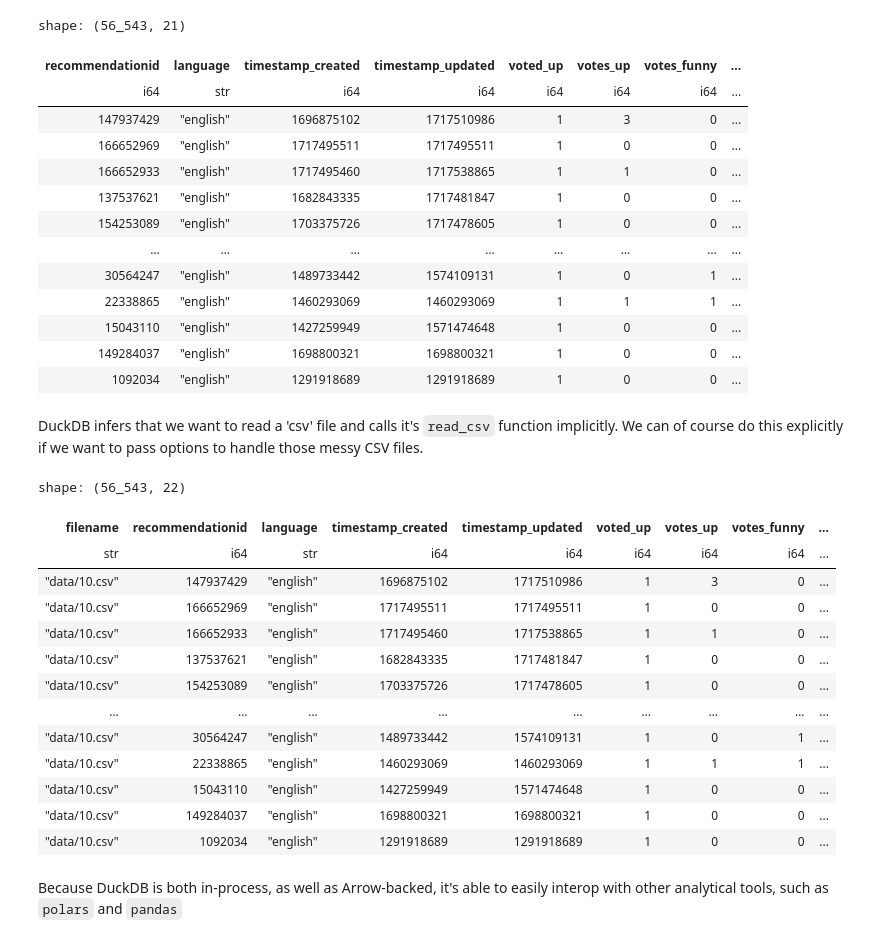
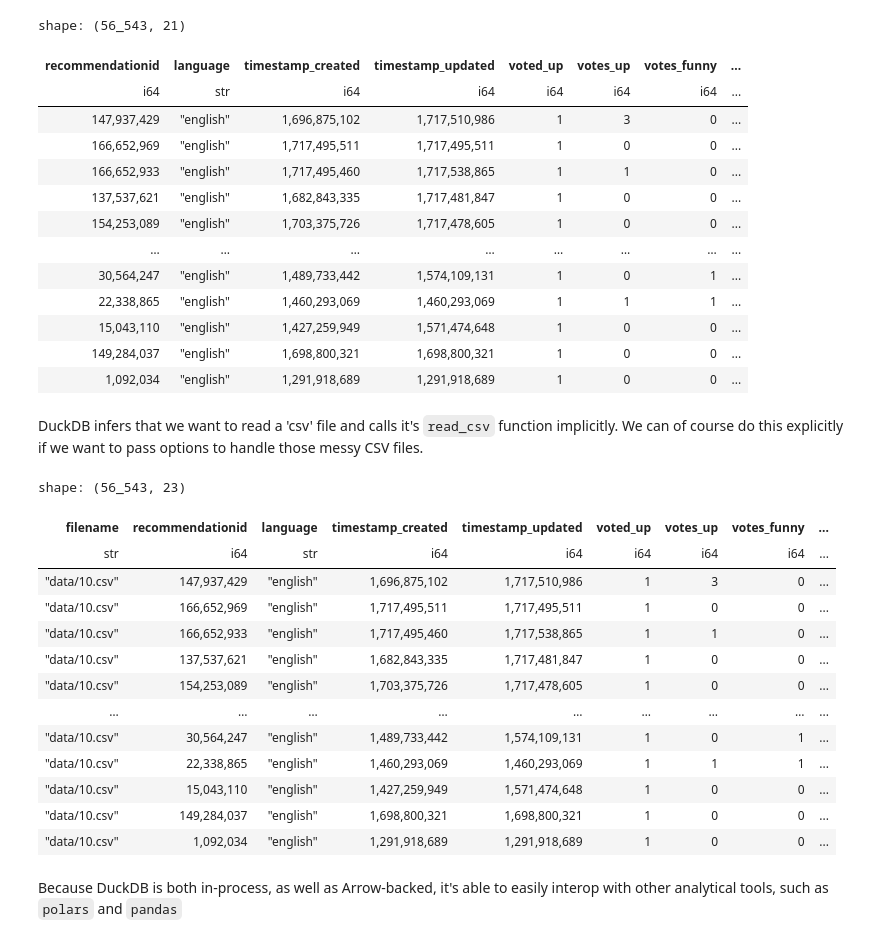
Before and after one commit to andersbogsnes/pydata_iceberg_demo, a Jupyter notebook: notebooks/BONUS Duckdb.ipynb, the cells around one changed output. Drawn from its saved outputs; the diff is of its cells as text; code cells hidden in the pictures.

Commit message:
Finished first pass Duckdb

```diff
--- a/notebooks/BONUS Duckdb.ipynb
+++ b/notebooks/BONUS Duckdb.ipynb
@@ -11,43 +13,43 @@ import duckdb
 # %%
 sql = """SELECT * FROM 'data/10.csv' WHERE language = 'english'"""
 
-duckdb.execute(sql).pl()
+duckdb.sql(sql).pl()
 # %% [output]
 shape: (56_543, 21)
 | recommendationid | language | timestamp_created | timestamp_updated | voted_up | votes_up | votes_funny | ... |
 | i64 | str | i64 | i64 | i64 | i64 | i64 | ... |
-| 147937429 | "english" | 1696875102 | 1717510986 | 1 | 3 | 0 | ... |
-| 166652969 | "english" | 1717495511 | 1717495511 | 1 | 0 | 0 | ... |
-| 166652933 | "english" | 1717495460 | 1717538865 | 1 | 1 | 0 | ... |
-| 137537621 | "english" | 1682843335 | 1717481847 | 1 | 0 | 0 | ... |
-| 154253089 | "english" | 1703375726 | 1717478605 | 1 | 0 | 0 | ... |
+| 147,937,429 | "english" | 1,696,875,102 | 1,717,510,986 | 1 | 3 | 0 | ... |
+| 166,652,969 | "english" | 1,717,495,511 | 1,717,495,511 | 1 | 0 | 0 | ... |
+| 166,652,933 | "english" | 1,717,495,460 | 1,717,538,865 | 1 | 1 | 0 | ... |
+| 137,537,621 | "english" | 1,682,843,335 | 1,717,481,847 | 1 | 0 | 0 | ... |
+| 154,253,089 | "english" | 1,703,375,726 | 1,717,478,605 | 1 | 0 | 0 | ... |
 | … | … | … | … | … | … | … | ... |
-| 30564247 | "english" | 1489733442 | 1574109131 | 1 | 0 | 1 | ... |
-| 22338865 | "english" | 1460293069 | 1460293069 | 1 | 1 | 1 | ... |
-| 15043110 | "english" | 1427259949 | 1571474648 | 1 | 0 | 0 | ... |
-| 149284037 | "english" | 1698800321 | 1698800321 | 1 | 0 | 0 | ... |
-| 1092034 | "english" | 1291918689 | 1291918689 | 1 | 0 | 0 | ... |
+| 30,564,247 | "english" | 1,489,733,442 | 1,574,109,131 | 1 | 0 | 1 | ... |
+| 22,338,865 | "english" | 1,460,293,069 | 1,460,293,069 | 1 | 1 | 1 | ... |
+| 15,043,110 | "english" | 1,427,259,949 | 1,571,474,648 | 1 | 0 | 0 | ... |
+| 149,284,037 | "english" | 1,698,800,321 | 1,698,800,321 | 1 | 0 | 0 | ... |
+| 1,092,034 | "english" | 1,291,918,689 | 1,291,918,689 | 1 | 0 | 0 | ... |
 # %% [markdown]
 DuckDB infers that we want to read a 'csv' file and calls it's `read_csv` function implicitly. We can of course do this explicitly if we want to pass options to handle those messy CSV files.
 # %%
 sql = """SELECT filename, * FROM read_csv('data/10.csv', filename = true) WHERE language = 'english'"""
-my_polars_df = duckdb.execute(sql).pl()
+my_polars_df = duckdb.sql(sql).pl()
 my_polars_df
 # %% [output]
-shape: (56_543, 22)
+shape: (56_543, 23)
 | filename | recommendationid | language | timestamp_created | timestamp_updated | voted_up | votes_up | votes_funny | ... |
 | str | i64 | str | i64 | i64 | i64 | i64 | i64 | ... |
-| "data/10.csv" | 147937429 | "english" | 1696875102 | 1717510986 | 1 | 3 | 0 | ... |
-| "data/10.csv" | 166652969 | "english" | 1717495511 | 1717495511 | 1 | 0 | 0 | ... |
-| "data/10.csv" | 166652933 | "english" | 1717495460 | 1717538865 | 1 | 1 | 0 | ... |
-| "data/10.csv" | 137537621 | "english" | 1682843335 | 1717481847 | 1 | 0 | 0 | ... |
-| "data/10.csv" | 154253089 | "english" | 1703375726 | 1717478605 | 1 | 0 | 0 | ... |
+| "data/10.csv" | 147,937,429 | "english" | 1,696,875,102 | 1,717,510,986 | 1 | 3 | 0 | ... |
+| "data/10.csv" | 166,652,969 | "english" | 1,717,495,511 | 1,717,495,511 | 1 | 0 | 0 | ... |
+| "data/10.csv" | 166,652,933 | "english" | 1,717,495,460 | 1,717,538,865 | 1 | 1 | 0 | ... |
+| "data/10.csv" | 137,537,621 | "english" | 1,682,843,335 | 1,717,481,847 | 1 | 0 | 0 | ... |
+| "data/10.csv" | 154,253,089 | "english" | 1,703,375,726 | 1,717,478,605 | 1 | 0 | 0 | ... |
 | … | … | … | … | … | … | … | … | ... |
-| "data/10.csv" | 30564247 | "english" | 1489733442 | 1574109131 | 1 | 0 | 1 | ... |
-| "data/10.csv" | 22338865 | "english" | 1460293069 | 1460293069 | 1 | 1 | 1 | ... |
-| "data/10.csv" | 15043110 | "english" | 1427259949 | 1571474648 | 1 | 0 | 0 | ... |
-| "data/10.csv" | 149284037 | "english" | 1698800321 | 1698800321 | 1 | 0 | 0 | ... |
-| "data/10.csv" | 1092034 | "english" | 1291918689 | 1291918689 | 1 | 0 | 0 | ... |
+| "data/10.csv" | 30,564,247 | "english" | 1,489,733,442 | 1,574,109,131 | 1 | 0 | 1 | ... |
+| "data/10.csv" | 22,338,865 | "english" | 1,460,293,069 | 1,460,293,069 | 1 | 1 | 1 | ... |
+| "data/10.csv" | 15,043,110 | "english" | 1,427,259,949 | 1,571,474,648 | 1 | 0 | 0 | ... |
+| "data/10.csv" | 149,284,037 | "english" | 1,698,800,321 | 1,698,800,321 | 1 | 0 | 0 | ... |
+| "data/10.csv" | 1,092,034 | "english" | 1,291,918,689 | 1,291,918,689 | 1 | 0 | 0 | ... |
 # %% [markdown]
 Because DuckDB is both in-process, as well as Arrow-backed, it's able to easily interop with other analytical tools, such as `polars` and `pandas`
 # %%
```
Also changed, not shown: parts of 24 cells of this notebook, 7 other files.
